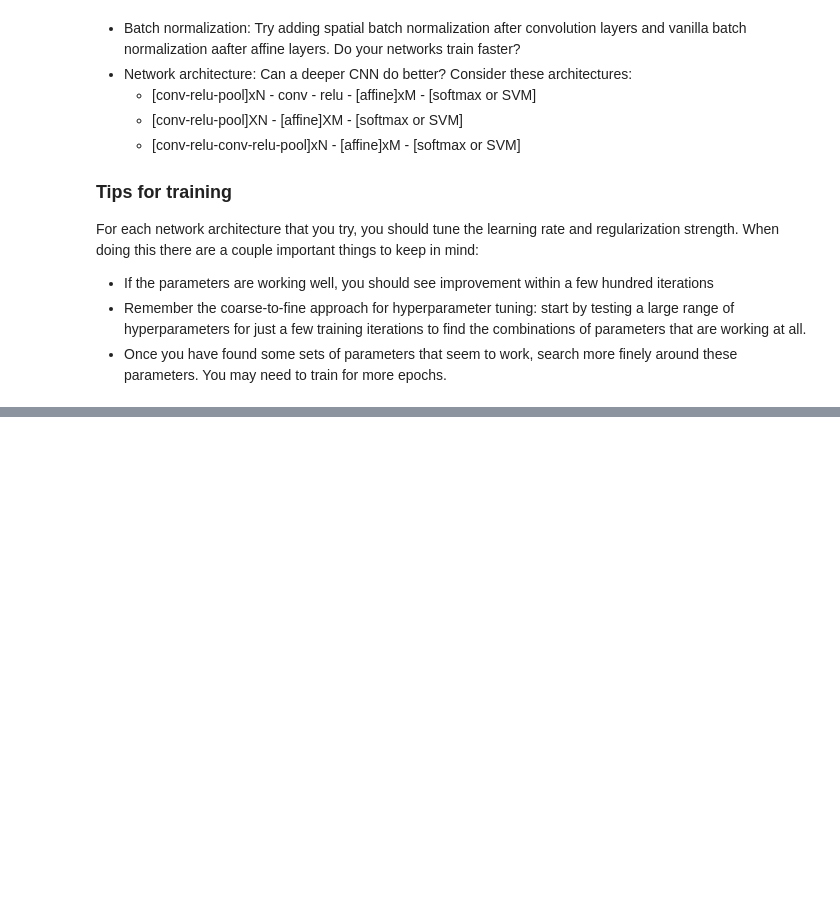
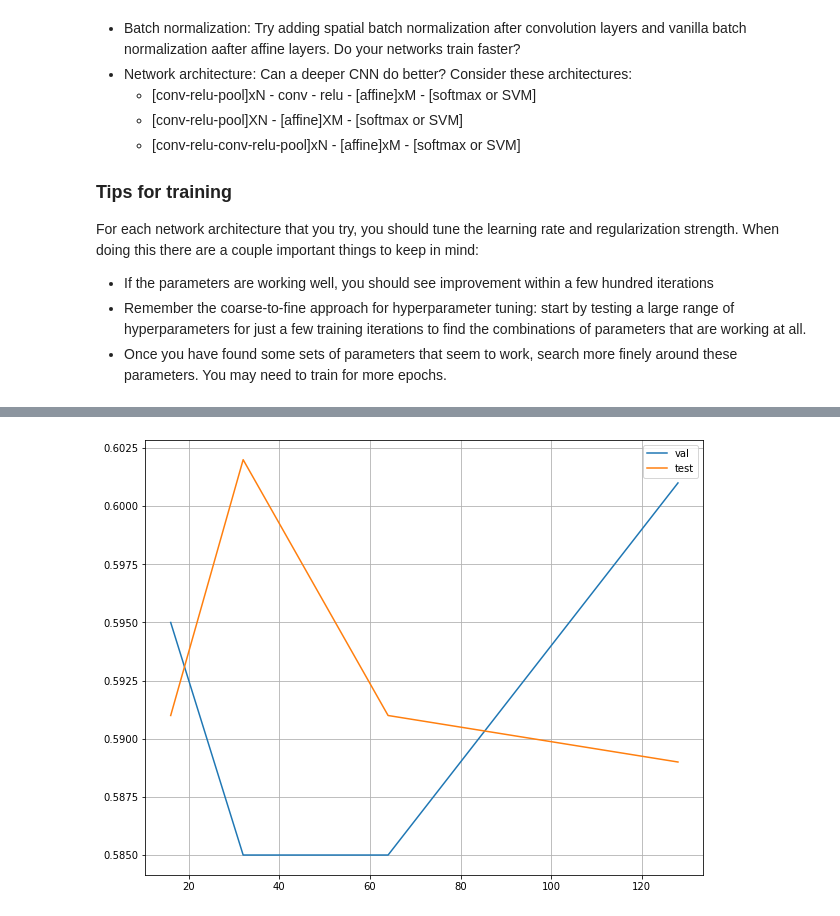
Before and after one commit to SunayBhat1/C247-NNs-DL, a Jupyter notebook: HW 5/hw5-code/CNN.ipynb, the cells around one changed output, grey strips where cells are left out. Drawn from its saved outputs; the diff is of its cells as text; code cells hidden in the pictures; blank space fills up the shorter version.

```diff
--- a/HW 5/hw5-code/CNN.ipynb
+++ b/HW 5/hw5-code/CNN.ipynb
@@ -158,0 +308,13 @@ For each network architecture that you try, you should tune the learning rate an
+# %%
+y_val_max_2 =[]
+y_test_max_2 = []
+for i in range(4):
+    y_val_max_2.append(np.mean(y_val_max[i] == data['y_val']))
+    y_test_max_2.append(np.mean(y_test_max[i] == data['y_test']))
+
+plt.plot(param_values,y_val_max_2)
+plt.plot(param_values,y_test_max_2)
+plt.legend(['val','test'])
+plt.grid()
+# %% [output]
+[figure, added]
```
Also changed, not shown: parts of 10 cells of this notebook, 56 other files.
